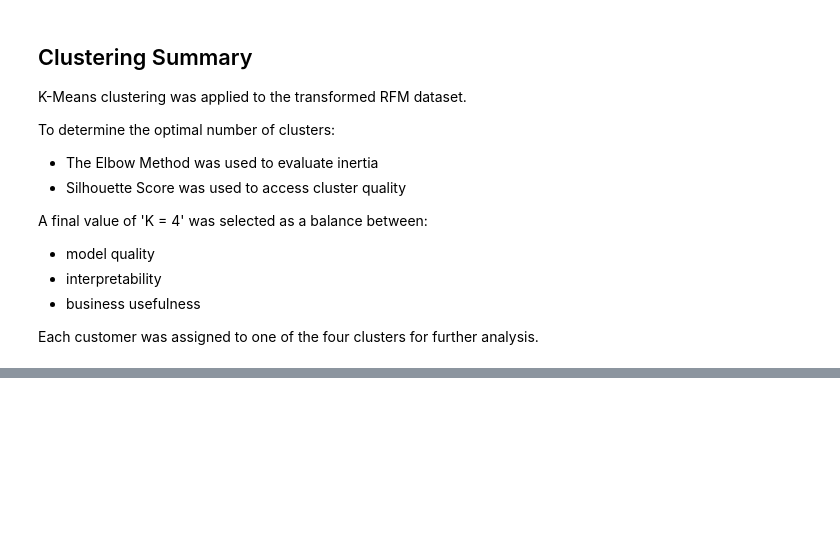
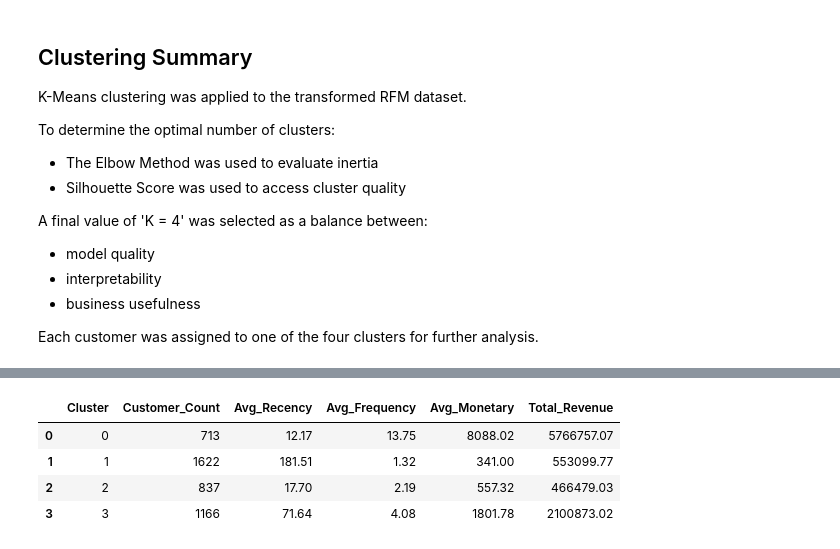
Before and after one commit to mohammadarhamk66/customer-segmentation-rfm, a Jupyter notebook: notebooks/01_customer_segmentation_rfm.ipynb, the cells around one changed output, grey strips where cells are left out. Saved outputs shown, nothing was run; the diff lists cells and outputs as text; code cells hidden in the pictures; blank space fills up the shorter version.

```diff
--- a/notebooks/01_customer_segmentation_rfm.ipynb
+++ b/notebooks/01_customer_segmentation_rfm.ipynb
@@ -487,0 +499,25 @@ Each customer was assigned to one of the four clusters for further analysis.
+# %%
+cluster_profile = rfm.groupby("Cluster").agg({
+    "CustomerID": "count",
+    "Recency": "mean",
+    "Frequency": "mean",
+    "Monetary": ["mean", "sum"]
+}).round(2)
+
+cluster_profile.columns = [
+    "Customer_Count",
+    "Avg_Recency",
+    "Avg_Frequency",
+    "Avg_Monetary",
+    "Total_Revenue"
+]
+
+cluster_profile = cluster_profile.reset_index()
+
+cluster_profile
+# %% [output]
+|  | Cluster | Customer_Count | Avg_Recency | Avg_Frequency | Avg_Monetary | Total_Revenue |
+| 0 | 0 | 713 | 12.17 | 13.75 | 8088.02 | 5766757.07 |
+| 1 | 1 | 1622 | 181.51 | 1.32 | 341.00 | 553099.77 |
+| 2 | 2 | 837 | 17.70 | 2.19 | 557.32 | 466479.03 |
+| 3 | 3 | 1166 | 71.64 | 4.08 | 1801.78 | 2100873.02 |
```
Also changed, not shown: parts of 2 cells of this notebook, 1 other file.
